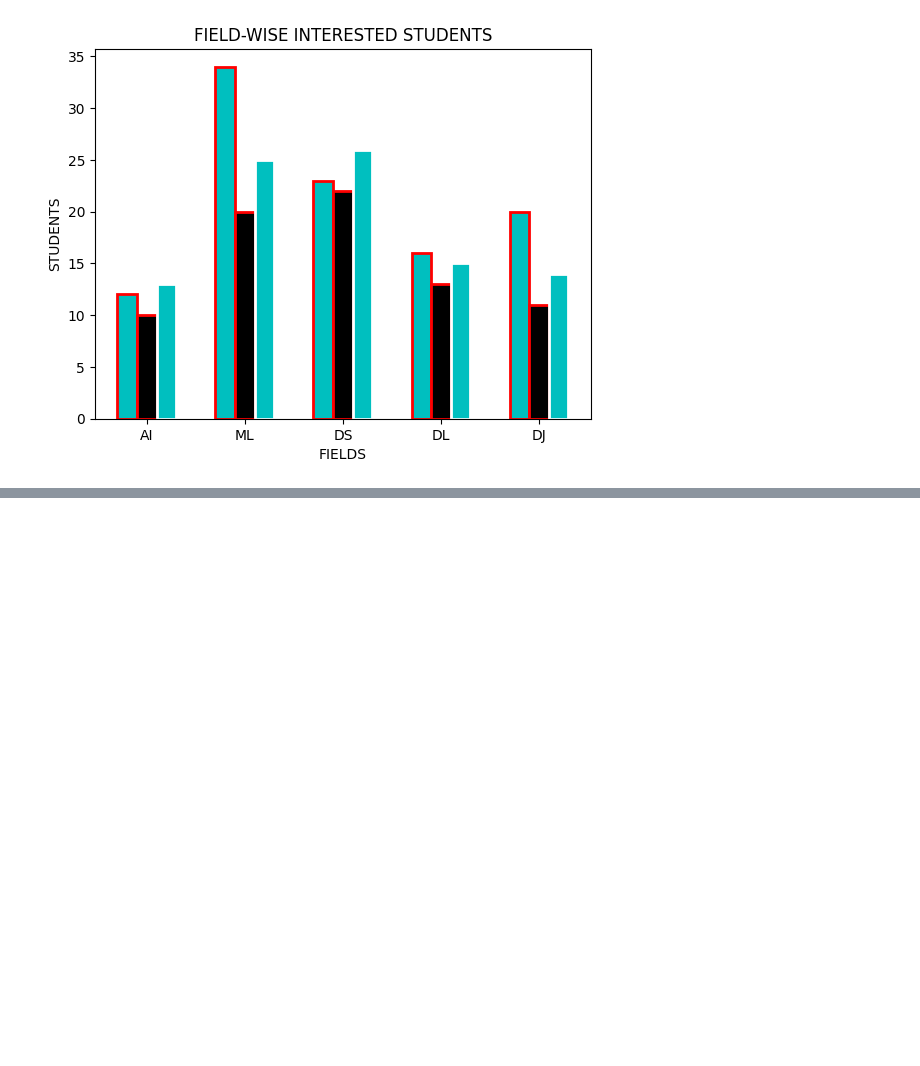
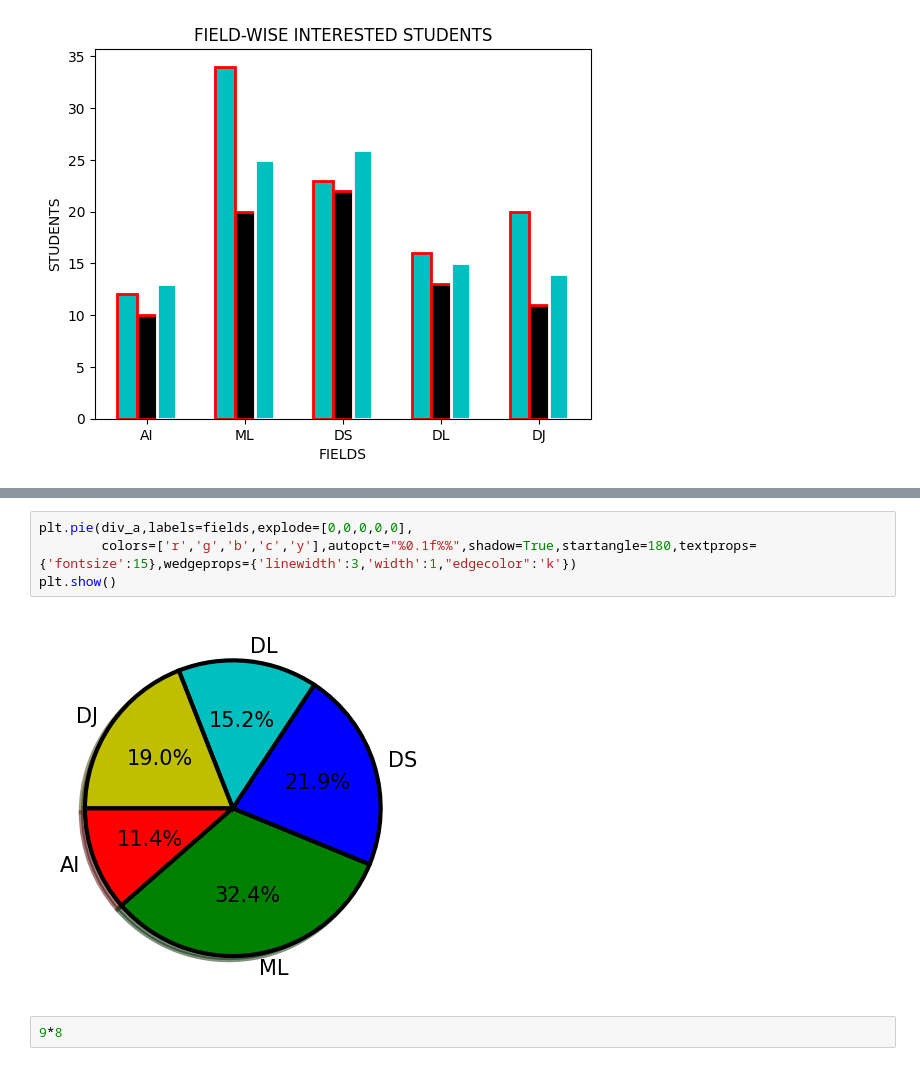
Before and after one commit to Samplergithub769/Data-Science-Intern, a Jupyter notebook: Python_Day13_Matplotlib_.ipynb, the cells around one changed output, grey strips where cells are left out. Drawn from its saved outputs; the diff is of its cells as text; blank space fills up the shorter version.

```diff
--- a/Python_Day13_Matplotlib_.ipynb
+++ b/Python_Day13_Matplotlib_.ipynb
@@ -73,0 +100,8 @@ plt.show()
+# %%
+plt.pie(div_a,labels=fields,explode=[0,0,0,0,0],
+        colors=['r','g','b','c','y'],autopct="%0.1f%%",shadow=True,startangle=180,textprops={'fontsize':15},wedgeprops={'linewidth':3,'width':1,"edgecolor":'k'})
+plt.show()
+# %% [output]
+[figure, added]
+# %%
+9*8
```
Also changed, not shown: parts of 6 cells of this notebook.
